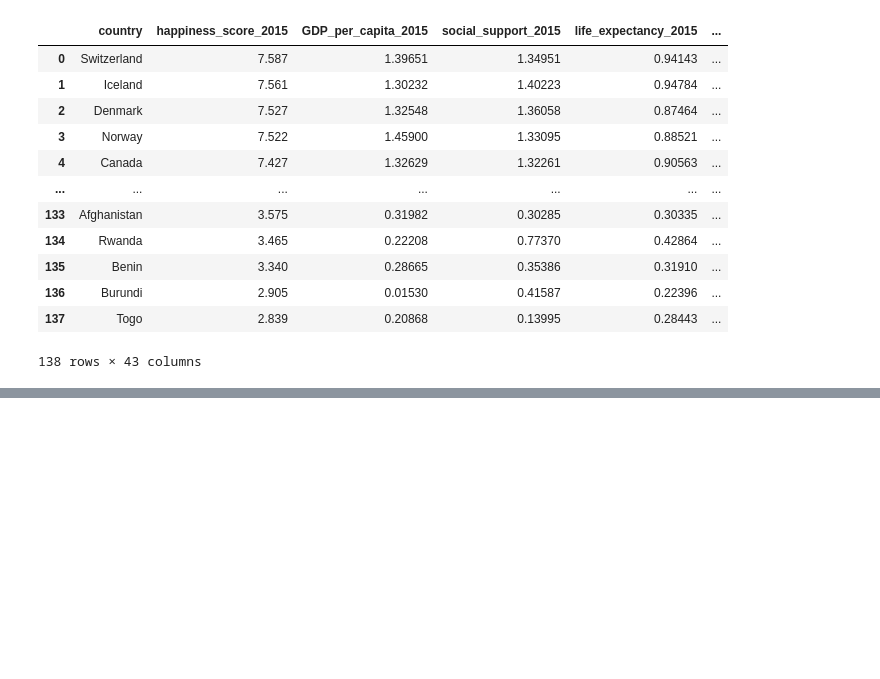
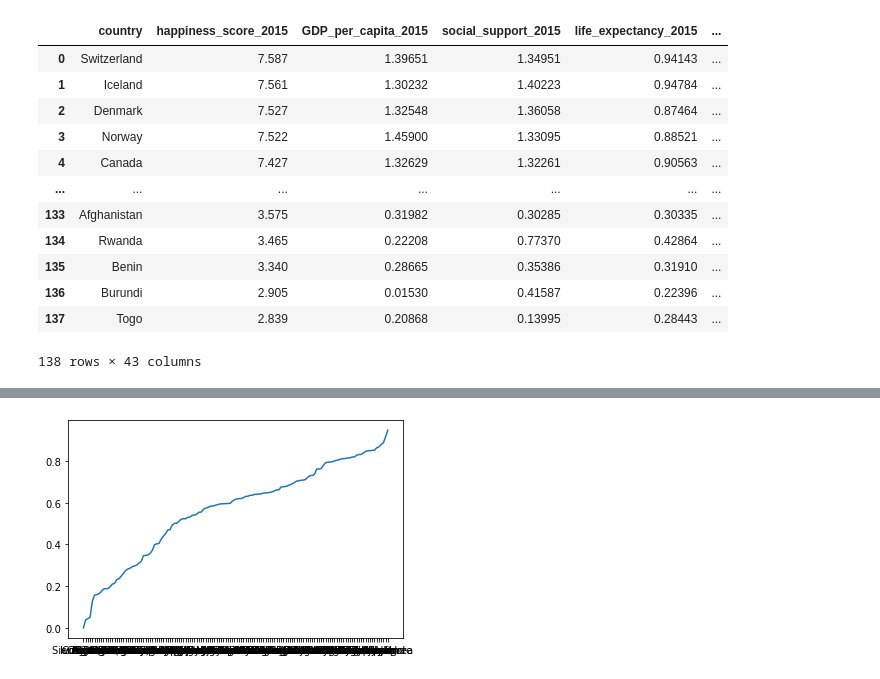
Before and after one commit to josiedeleon/Team9--Project1, a Jupyter notebook: Project 1 Happiness.ipynb, the cells around one changed output, grey strips where cells are left out. Cells and saved outputs as stored; diff of their text form; code cells hidden in the pictures; blank space fills up the shorter version.

```diff
--- a/Project 1 Happiness.ipynb
+++ b/Project 1 Happiness.ipynb
@@ -50,0 +119,11 @@ Merge_df
+# %%
+Life16_df = pd.DataFrame()
+
+Life16_df["country"] = Merge_df["country"]
+Life16_df["life_expectancy_2016"] = Merge_df["life_expectancy_2016"]
+Life16_df = Life16_df.sort_values(by= "life_expectancy_2016")
+
+plt.plot(Life16_df["country"], Life16_df["life_expectancy_2016"])
+plt.show()
+# %% [output]
+[figure, added]
```
Also changed, not shown: parts of 4 cells of this notebook.
